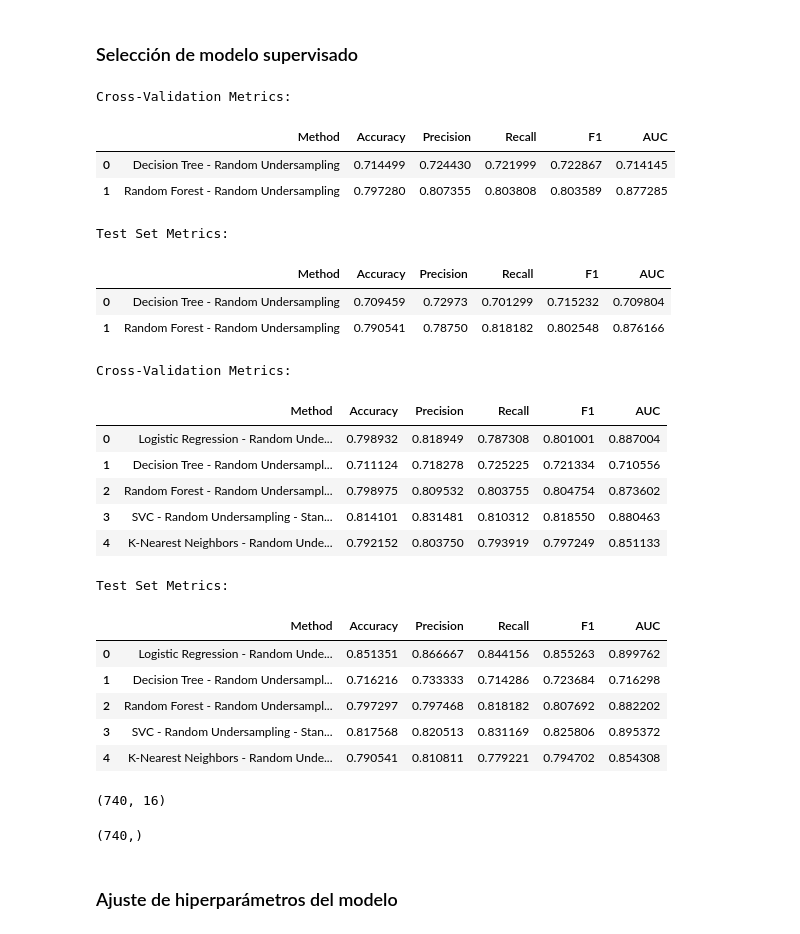
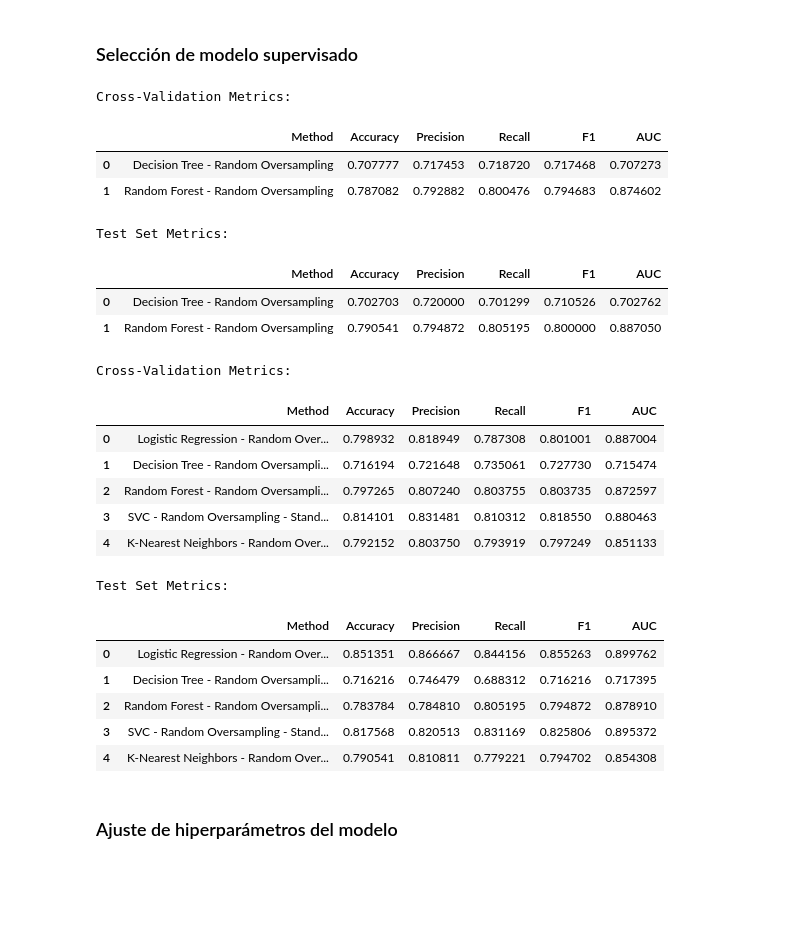
Before and after one commit to ricardogr07/trabajo-final-aprendizaje, a Jupyter notebook: src/Analisis_ML_Workflow.ipynb, the cells around one changed output. Drawn from its saved outputs; the diff is of its cells as text; code cells hidden in the pictures; blank space fills up the shorter version.

```diff
--- a/src/Analisis_ML_Workflow.ipynb
+++ b/src/Analisis_ML_Workflow.ipynb
@@ -696,7 +696,7 @@ scalers = {
 
 # Definir samplers
 samplers = {
-    'Random Undersampling': RandomOverSampler(random_state=42),
+    'Random Oversampling': RandomOverSampler(random_state=42),
 }
 
 # Modelos que no necesitan escalador necesariamente
@@ -713,60 +713,52 @@ display_metrics(results)
 # %% [output]
 Cross-Validation Metrics:
 |  | Method | Accuracy | Precision | Recall | F1 | AUC |
-| 0 | Decision Tree - Random Undersampling | 0.714499 | 0.724430 | 0.721999 | 0.722867 | 0.714145 |
-| 1 | Random Forest - Random Undersampling | 0.797280 | 0.807355 | 0.803808 | 0.803589 | 0.877285 |
+| 0 | Decision Tree - Random Oversampling | 0.707777 | 0.717453 | 0.718720 | 0.717468 | 0.707273 |
+| 1 | Random Forest - Random Oversampling | 0.787082 | 0.792882 | 0.800476 | 0.794683 | 0.874602 |
 Test Set Metrics:
 |  | Method | Accuracy | Precision | Recall | F1 | AUC |
-| 0 | Decision Tree - Random Undersampling | 0.709459 | 0.72973 | 0.701299 | 0.715232 | 0.709804 |
-| 1 | Random Forest - Random Undersampling | 0.790541 | 0.78750 | 0.818182 | 0.802548 | 0.876166 |
+| 0 | Decision Tree - Random Oversampling | 0.702703 | 0.720000 | 0.701299 | 0.710526 | 0.702762 |
+| 1 | Random Forest - Random Oversampling | 0.790541 | 0.794872 | 0.805195 | 0.800000 | 0.887050 |
 # %%
 # Escaladores necesarios para LR, SVC y KNN
 scalers = {
     'StandardScaler': StandardScaler()
 }
 
 # Definir resampling
 samplers = {
-    'Random Undersampling': RandomOverSampler(random_state=42),
+    'Random Oversampling': RandomOverSampler(random_state=42),
 }
 
 # Modelos
 models = {
     'Logistic Regression': LogisticRegression(class_weight='balanced', max_iter=1000, random_state=42),
     'Decision Tree': DecisionTreeClassifier(),
     'Random Forest': RandomForestClassifier(),
     'SVC': SVC(probability=True),
     'K-Nearest Neighbors': KNeighborsClassifier()
 }
 
 pipelines_models_scaled = create_pipelines(models, samplers, scalers=scalers)
 
 results = evaluate_pipelines(X_drop_features, y_drop_features, pipelines_models_scaled)
 
 display_metrics(results)
 # %% [output]
 Cross-Validation Metrics:
 |  | Method | Accuracy | Precision | Recall | F1 | AUC |
-| 0 | Logistic Regression - Random Unde... | 0.798932 | 0.818949 | 0.787308 | 0.801001 | 0.887004 |
-| 1 | Decision Tree - Random Undersampl... | 0.711124 | 0.718278 | 0.725225 | 0.721334 | 0.710556 |
-| 2 | Random Forest - Random Undersampl... | 0.798975 | 0.809532 | 0.803755 | 0.804754 | 0.873602 |
-| 3 | SVC - Random Undersampling - Stan... | 0.814101 | 0.831481 | 0.810312 | 0.818550 | 0.880463 |
-| 4 | K-Nearest Neighbors - Random Unde... | 0.792152 | 0.803750 | 0.793919 | 0.797249 | 0.851133 |
+| 0 | Logistic Regression - Random Over... | 0.798932 | 0.818949 | 0.787308 | 0.801001 | 0.887004 |
+| 1 | Decision Tree - Random Oversampli... | 0.716194 | 0.721648 | 0.735061 | 0.727730 | 0.715474 |
+| 2 | Random Forest - Random Oversampli... | 0.797265 | 0.807240 | 0.803755 | 0.803735 | 0.872597 |
+| 3 | SVC - Random Oversampling - Stand... | 0.814101 | 0.831481 | 0.810312 | 0.818550 | 0.880463 |
+| 4 | K-Nearest Neighbors - Random Over... | 0.792152 | 0.803750 | 0.793919 | 0.797249 | 0.851133 |
 Test Set Metrics:
 |  | Method | Accuracy | Precision | Recall | F1 | AUC |
-| 0 | Logistic Regression - Random Unde... | 0.851351 | 0.866667 | 0.844156 | 0.855263 | 0.899762 |
-| 1 | Decision Tree - Random Undersampl... | 0.716216 | 0.733333 | 0.714286 | 0.723684 | 0.716298 |
-| 2 | Random Forest - Random Undersampl... | 0.797297 | 0.797468 | 0.818182 | 0.807692 | 0.882202 |
-| 3 | SVC - Random Undersampling - Stan... | 0.817568 | 0.820513 | 0.831169 | 0.825806 | 0.895372 |
-| 4 | K-Nearest Neighbors - Random Unde... | 0.790541 | 0.810811 | 0.779221 | 0.794702 | 0.854308 |
+| 0 | Logistic Regression - Random Over... | 0.851351 | 0.866667 | 0.844156 | 0.855263 | 0.899762 |
+| 1 | Decision Tree - Random Oversampli... | 0.716216 | 0.746479 | 0.688312 | 0.716216 | 0.717395 |
+| 2 | Random Forest - Random Oversampli... | 0.783784 | 0.784810 | 0.805195 | 0.794872 | 0.878910 |
+| 3 | SVC - Random Oversampling - Stand... | 0.817568 | 0.820513 | 0.831169 | 0.825806 | 0.895372 |
+| 4 | K-Nearest Neighbors - Random Over... | 0.790541 | 0.810811 | 0.779221 | 0.794702 | 0.854308 |
-# %%
-X_drop_features.shape
-# %% [output]
-(740, 16)
-# %%
-y_drop_features.shape
-# %% [output]
-(740,)
 # %% [markdown]
 ### Ajuste de hiperparámetros del modelo
 # %%
```
Also changed, not shown: parts of 3 cells of this notebook.
